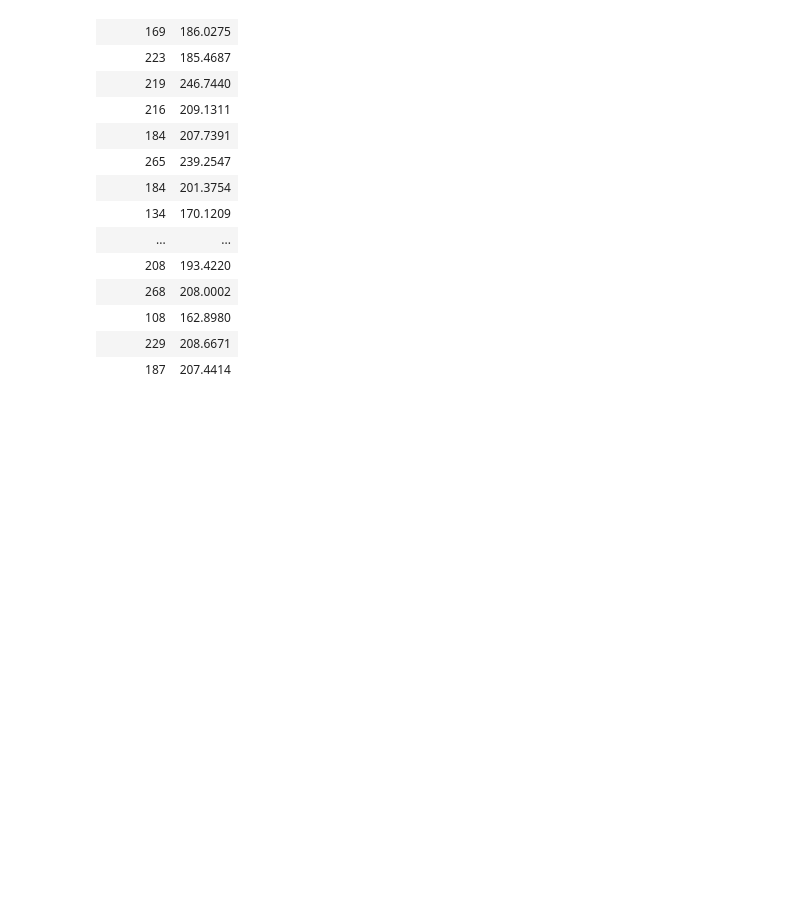
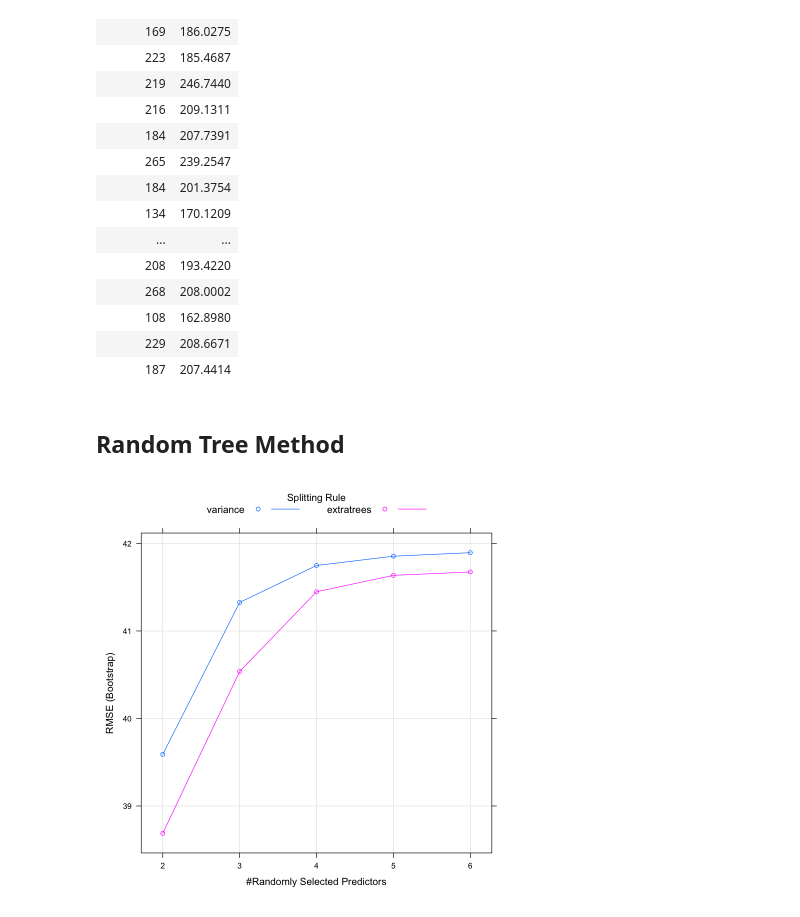
Before and after one commit to timmymiller10/ExamPredictions, a Jupyter notebook: notebook.ipynb, the cells around one changed output. Cells and saved outputs as stored; diff of their text form; code cells hidden in the pictures; blank space fills up the shorter version.

```diff
--- a/notebook.ipynb
+++ b/notebook.ipynb
@@ -443,3 +452,17 @@ A tibble: 1000 × 2
 | 108 | 162.8980 |
 | 229 | 208.6671 |
 | 187 | 207.4414 |
+# %% [markdown]
+## Random Tree Method
+# %%
+set.seed(10)
+
+model_rt <- train(
+    cum_score ~ .,
+    data = df1,
+    method = "ranger",
+    tuneLength = 5
+)
+plot(model_rt)
+# %% [output]
+[figure, added]
```
Also changed, not shown: parts of 3 cells of this notebook.
